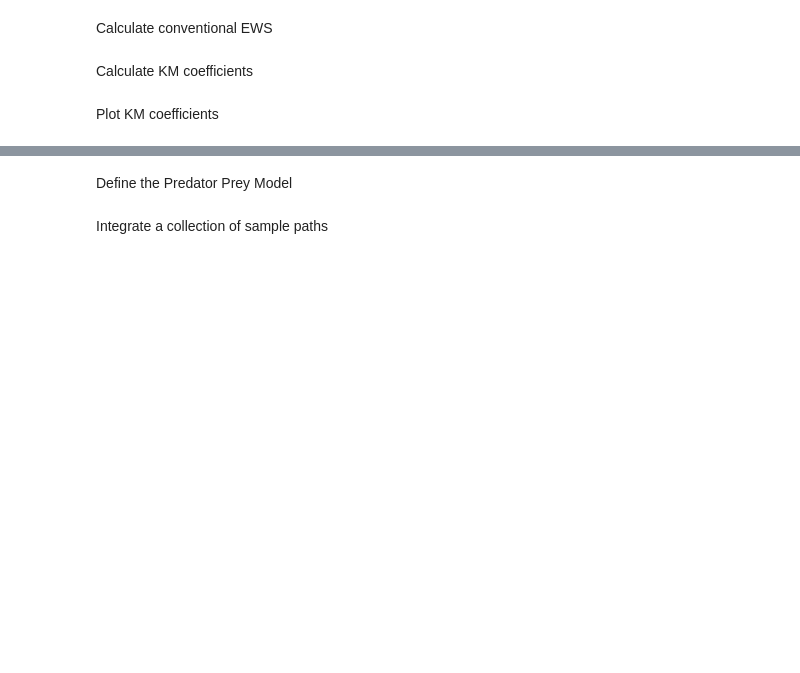
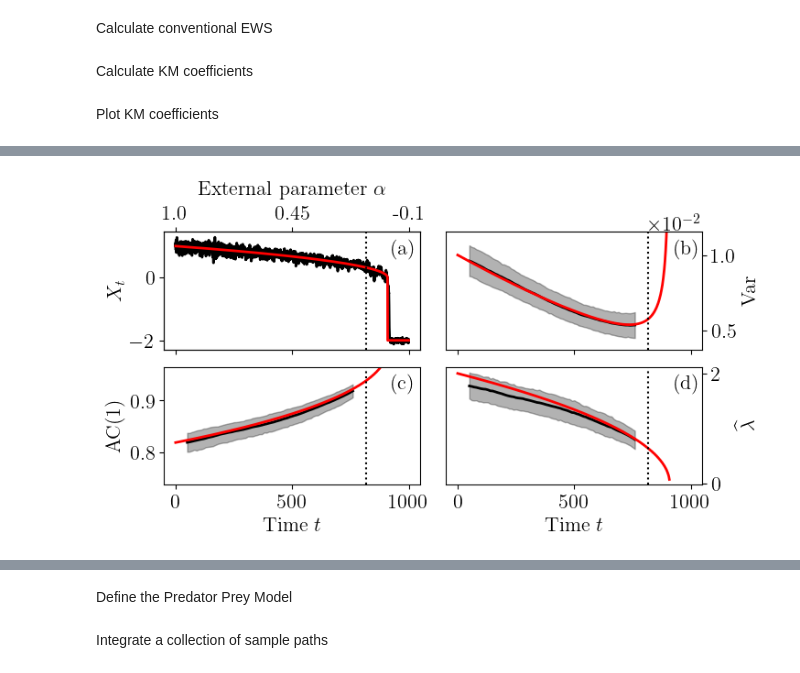
Before and after one commit to andreasmorr/KramersMoyalEWS, a Jupyter notebook: KM_EWS_plots.ipynb, the cells around one changed output, grey strips where cells are left out. Drawn from its saved outputs; the diff is of its cells as text; code cells hidden in the pictures; blank space fills up the shorter version.

```diff
--- a/KM_EWS_plots.ipynb
+++ b/KM_EWS_plots.ipynb
@@ -205,5 +208,5 @@ fig.savefig("Plots/FoldObservableKM" + time.strftime("%Y%m%d-%H%M%S") + '.pdf',
 # %%
-fig, axs = plt.subplots(nrows=2, ncols=2,figsize=(3.42*2, 1*2), sharex=True)
+fig, axs = plt.subplots(nrows=2, ncols=2,figsize=(3.42*2, 1.5*2),sharex=True)#1*2), sharex=True)
 [xplt, varplt, ac1plt, lambdaplt] = axs.flatten()
 props = dict(edgecolor="none", facecolor='white', alpha=0)
 xplt.plot(plt_tspan, samplepaths[0][0], color = samplecolor, linewidth = samplelinewidth)
@@ -231,31 +234,33 @@ varplt.text(0.89, 0.94, "(b)", transform=varplt.transAxes, verticalalignment='to
 #alphavarplt.set_xticklabels([])
 ac1plt.fill_between(range(round(windowsize/OneOverDelta_t / 2), T_measure - round(windowsize/OneOverDelta_t / 2), round(leap/OneOverDelta_t)), lowersampleac1, uppersampleac1, color=samplecolor, alpha = 0.3)
 ac1plt.plot(range(round(windowsize/OneOverDelta_t / 2), T_measure - round(windowsize/OneOverDelta_t / 2), round(leap/OneOverDelta_t)), meansampleac1, color = samplecolor, linewidth = theolinewidth)
 ac1plt.plot([theoac1(t) for t in range(0, T_posalpha)], color = theocolor, linewidth = theolinewidth)
 ac1plt.axvline(T_measure, linestyle = "dotted", color = measurecolor)
 ac1plt.set_ylabel("AC(1)")
 ac1plt.set_ylim([0.9 * min(meansampleac1), 1.05 * max(meansampleac1)])
 #ac1plt.text(0.1, 0.2, "AC(1)", transform=ac1plt.transAxes, verticalalignment='top', bbox=props)
 ac1plt.text(0.89, 0.94, "(c)", transform=ac1plt.transAxes, verticalalignment='top', bbox=props)
 ac1plt.set_xlabel("Time $t$")
 #alphaac1plt = ac1plt.twiny()
 #alphaac1plt.set_xlim(xplt.get_xlim())
 #alphaac1plt.set_xticklabels([])
 lambdaplt.fill_between(range(round(windowsize/OneOverDelta_t / 2), T_measure - round(windowsize/OneOverDelta_t / 2), round(leap/OneOverDelta_t)), lowersamplelambda, uppersamplelambda, color=samplecolor, alpha = 0.3)
 lambdaplt.plot(range(round(windowsize/OneOverDelta_t / 2), T_measure - round(windowsize/OneOverDelta_t / 2), round(leap/OneOverDelta_t)), meansamplelambda, color = samplecolor, linewidth = theolinewidth)
 lambdaplt.plot([lambda_x(alpha(t)) for t in range(0, T_posalpha)], color = theocolor, linewidth = theolinewidth)
 lambdaplt.axvline(T_measure, linestyle = "dotted", color = measurecolor)
 lambdaplt.set_ylabel("$\widehat{\lambda}$")
 #lambdaplt.text(0.1, 0.2, "$\widehat\lambda$", transform=lambdaplt.transAxes, verticalalignment='top', bbox=props)
 lambdaplt.text(0.89, 0.94, "(d)", transform=lambdaplt.transAxes, verticalalignment='top', bbox=props)
 lambdaplt.yaxis.tick_right()
 #alphalamplt = lambdaplt.twiny()
 #alphalamplt.set_xlim(xplt.get_xlim())
 #alphalamplt.set_xticklabels([])
 lambdaplt.set_xlabel("Time $t$")
 
 [plots.yaxis.set_label_coords(-0.15,.5) for plots in [xplt, ac1plt]]
 [plots.yaxis.set_label_coords(1.22,.5) for plots in [varplt, lambdaplt]]
 
 fig.subplots_adjust(left=.13, bottom=.07, right=.99, top=.99, hspace=.15, wspace=.1)
-fig.savefig("Plots/FoldVarAC1Lam" + time.strftime("%Y%m%d-%H%M%S") + '.pdf', transparent=True, bbox_inches="tight")
+#fig.savefig("Plots/FoldVarAC1Lam" + time.strftime("%Y%m%d-%H%M%S") + '.pdf', transparent=True, bbox_inches="tight")
+# %% [output]
+[figure, added]
```
Also changed, not shown: parts of 31 cells of this notebook, 52 other files.
